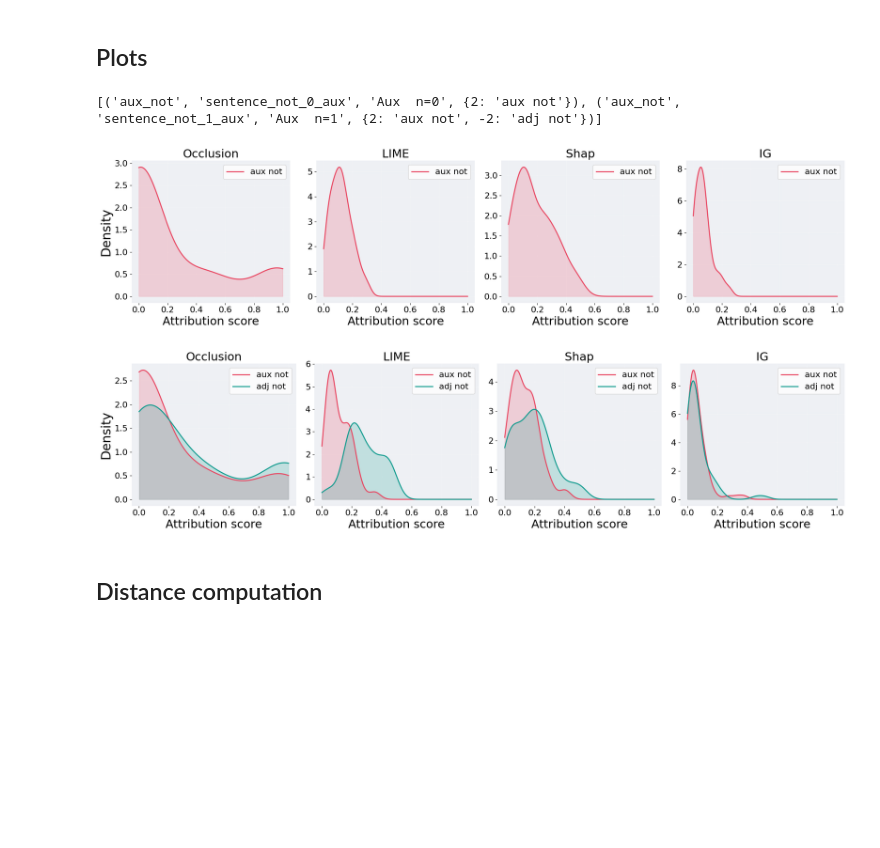
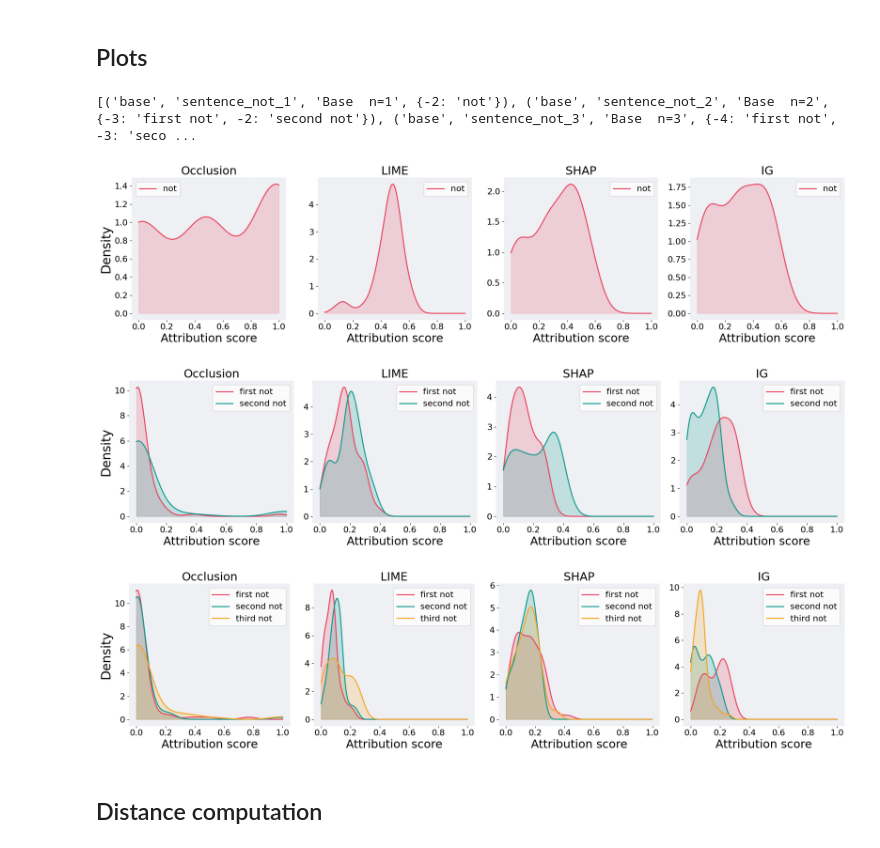
Before and after one commit to elenipapadopulos/xai-nlp, a Jupyter notebook: plots_distances.ipynb, the cells around one changed output. Saved outputs shown, nothing was run; the diff lists cells and outputs as text; code cells hidden in the pictures; blank space fills up the shorter version.

```diff
--- a/plots_distances.ipynb
+++ b/plots_distances.ipynb
@@ -78,6 +78,7 @@ def plot_not_attribution(model_name, short_name, config):
                 ax.plot(x, p, color=PALETTE[j], linewidth=2, label=pos_label)
                 ax.fill_between(x, p, color=PALETTE[j], alpha=0.2)
 
+            method = method.upper() if method == "Shap" else method
             ax.set_title(method, fontsize=22)
             ax.set_xlabel("Attribution score", fontsize=22)
             for spine in ax.spines.values():
@@ -99,12 +100,16 @@ def plot_not_attribution(model_name, short_name, config):
         plt.show()
 
 MODELS = {"siebert": "siebert/sentiment-roberta-large-english", "distilbert": "distilbert-base-uncased-finetuned-sst-2-english", "roberta": "roberta-large-sst2"}
-# %%
-plot_not_attribution(MODELS["siebert"], "distilbert", "aux_not")
-# %% [output]
-[('aux_not', 'sentence_not_0_aux', 'Aux  n=0', {2: 'aux not'}), ('aux_not', 'sentence_not_1_aux', 'Aux  n=1', {2: 'aux not', -2: 'adj not'})]
-[figure, removed]
-[figure, removed]
+# %%
+# Remove the indexes to generate all combinations
+for short_model_name in ["distilbert", "siebert"][:1]:
+    for short_config in ["base", "contraction", "not_start", "aux_not"][:1]:
+        plot_not_attribution(MODELS[short_model_name], short_model_name, short_config)
+# %% [output]
+[('base', 'sentence_not_1', 'Base  n=1', {-2: 'not'}), ('base', 'sentence_not_2', 'Base  n=2', {-3: 'first not', -2: 'second not'}), ('base', 'sentence_not_3', 'Base  n=3', {-4: 'first not', -3: 'seco ...
+[figure, added]
+[figure, added]
+[figure, added]
 # %% [markdown]
 ## Distance computation
 # %%
```
Also changed, not shown: 29 other files.
